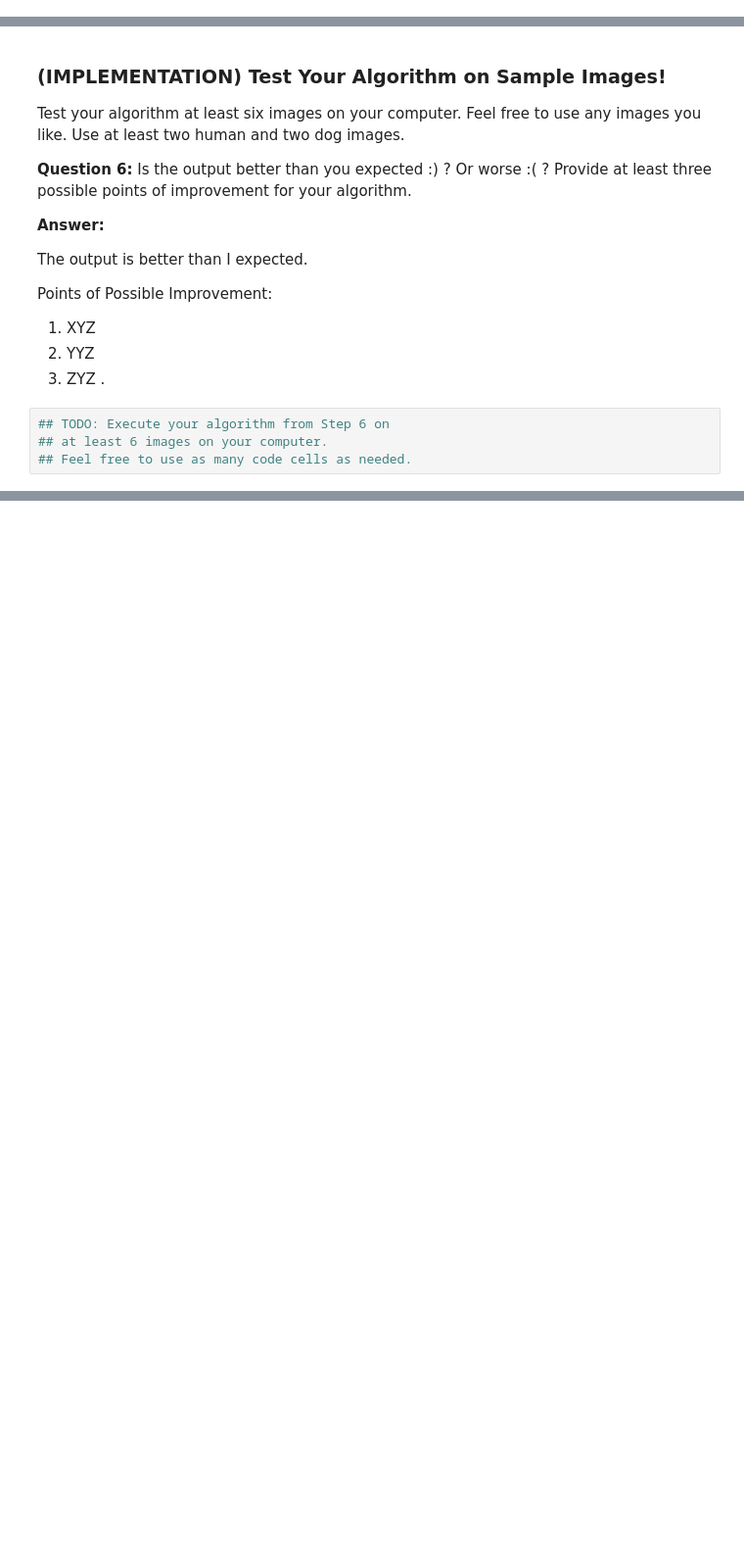
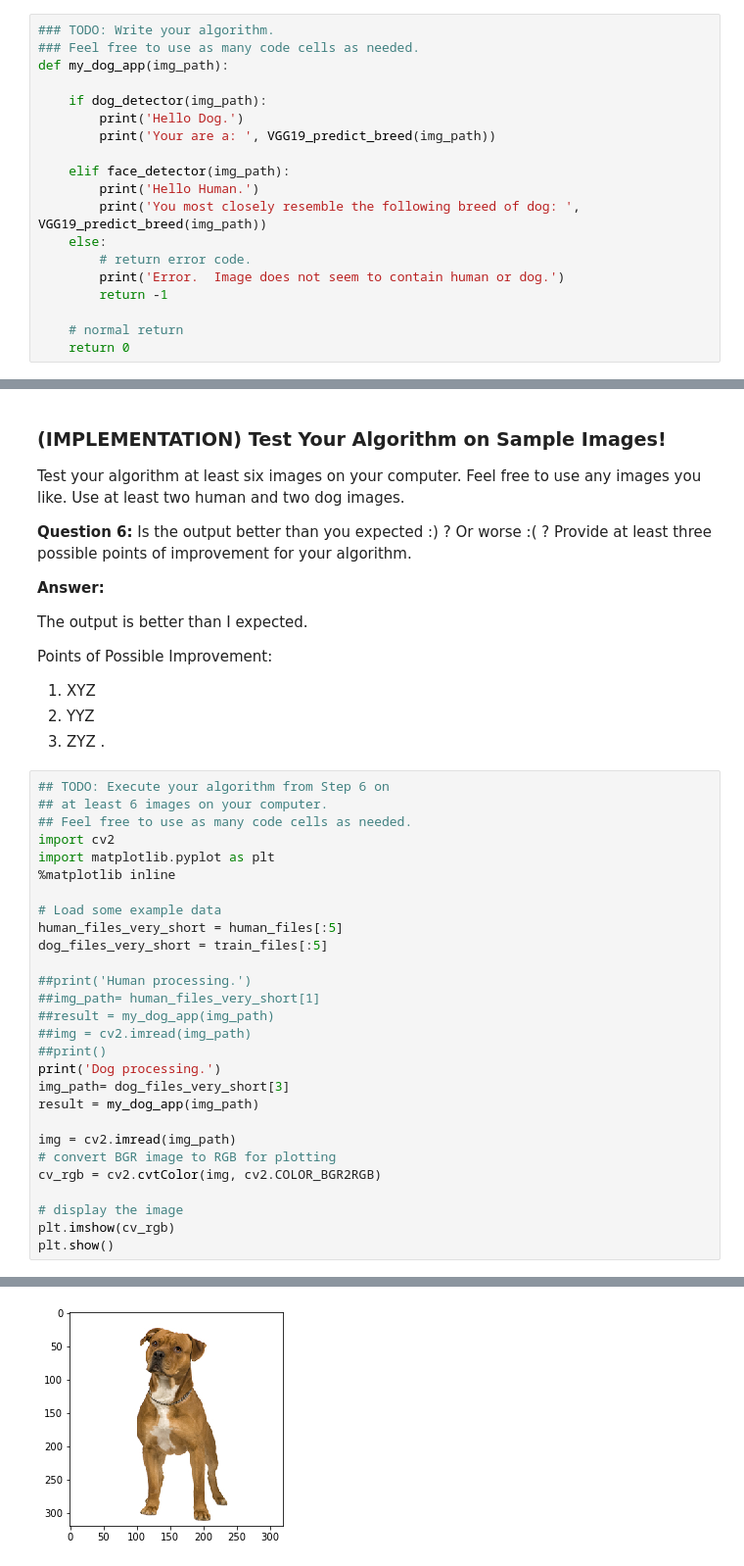
Before and after one commit to td2014/dog-project, a Jupyter notebook: dog_app.ipynb, the cells around one changed output, grey strips where cells are left out. Shown at 98% size. Drawn from its saved outputs; the diff is of its cells as text; blank space fills up the shorter version.

Commit message:
Added final algorithm

```diff
--- a/dog_app.ipynb
+++ b/dog_app.ipynb
@@ -769,3 +775,22 @@ Some sample output for our algorithm is provided below, but feel free to design
+# %%
+### TODO: Write your algorithm.
+### Feel free to use as many code cells as needed.
+def my_dog_app(img_path):
+
+    if dog_detector(img_path):
+        print('Hello Dog.')
+        print('Your are a: ', VGG19_predict_breed(img_path))
+
+    elif face_detector(img_path):
+        print('Hello Human.')
+        print('You most closely resemble the following breed of dog: ', VGG19_predict_breed(img_path))
+    else:
+        # return error code.
+        print('Error.  Image does not seem to contain human or dog.')
+        return -1
+
+    # normal return
+    return 0
 # %% [markdown]
 ---
 <a id='step7'></a>
@@ -787,7 +812,32 @@ Points of Possible Improvement:
 1) XYZ
 2) YYZ
 3) ZYZ .
-# %%
-## TODO: Execute your algorithm from Step 6 on
-## at least 6 images on your computer.
-## Feel free to use as many code cells as needed.
+# %%
+## TODO: Execute your algorithm from Step 6 on
+## at least 6 images on your computer.
+## Feel free to use as many code cells as needed.
+import cv2
+import matplotlib.pyplot as plt
+%matplotlib inline
+
+# Load some example data
+human_files_very_short = human_files[:5]
+dog_files_very_short = train_files[:5]
+
+##print('Human processing.')
+##img_path= human_files_very_short[1]
+##result = my_dog_app(img_path)
+##img = cv2.imread(img_path)
+##print()
+print('Dog processing.')
+img_path= dog_files_very_short[3]
+result = my_dog_app(img_path)
+
+img = cv2.imread(img_path)
+# convert BGR image to RGB for plotting
+cv_rgb = cv2.cvtColor(img, cv2.COLOR_BGR2RGB)
+
+# display the image
+plt.imshow(cv_rgb)
+plt.show()
+# %% [output]
@@ -793,0 +847 @@ Points of Possible Improvement:
+[figure, added]
```
Also changed, not shown: parts of 9 cells of this notebook.
